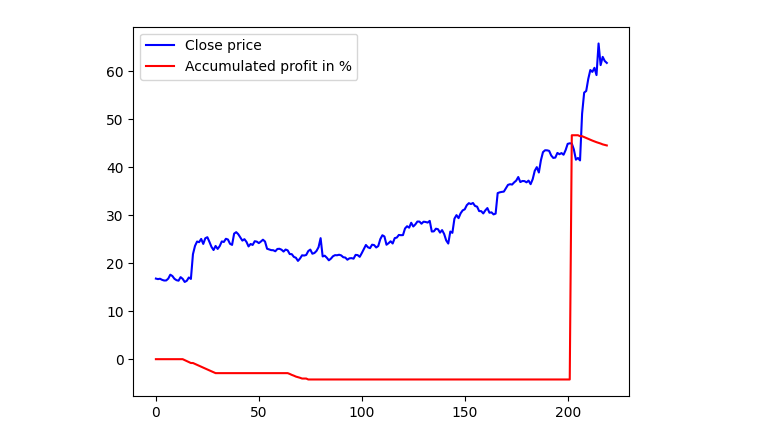
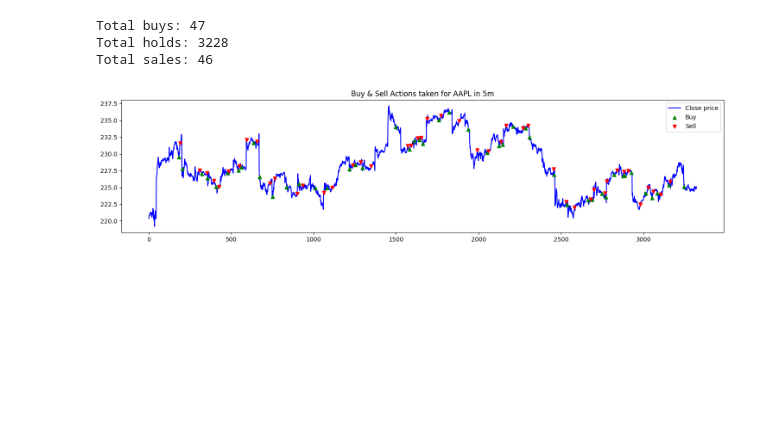
Before and after one commit to SeanMarcusJensen/ACIT4620-STOCK-FIS, a Jupyter notebook: main.ipynb, the cells around one changed output. Cells and saved outputs as stored; diff of their text form; code cells hidden in the pictures; blank space fills up the shorter version.

```diff
--- a/main.ipynb
+++ b/main.ipynb
@@ -44,9 +30,7 @@ Name: 202, dtype: object
 # %%
-profits = np.cumsum(PLTR_1D['change_pct'])
-plt.plot(PLTR_1D['Close'], color='blue', label='Close price')
-plt.plot(profits, color='red', label='Accumulated profit in %')
-plt.legend()
-plt.show()
+# profits = np.cumsum(PLTR_1D['change_pct'])
+# plt.plot(PLTR_1D['Close'], color='blue', label='Close price')
+# plt.plot(profits, color='red', label='Accumulated profit in %')
+# plt.legend()
+# plt.show()
-# %% [output]
-[figure, removed]
 # %%
@@ -60,2 +54,22 @@ def plot_buy_sell(data, title: str):
     plt.legend()
     plt.show()
+# %%
+def plot_buy_sell_actions(data, title: str):
+    plt.figure(figsize=(18,4))
+    plt.plot(data['Close'], color='blue', label='Close price', zorder=1)
+    sell = data.loc[(data['action'] == 'sell') & (data['change_pct'] != 0)]
+    buy = data.loc[(data['action'] == 'buy') & (data['change_pct'] != 0)]
+
+    sells = len(sell)
+    buys = len(buy)
+    holds = len(data) - sells - buys
+
+    print(f'Total buys: {buys}')
+    print(f'Total holds: {holds}')
+    print(f'Total sales: {sells}')
+
+    plt.title(title)
+    plt.scatter(buy.index, buy['Close'], color='g', label='Buy', marker='^', zorder=2)
+    plt.scatter(sell.index, sell['Close'], color='r', label='Sell', marker='v', zorder=2)
+    plt.legend()
+    plt.show()
@@ -61,0 +105,7 @@ def plot_buy_sell(data, title: str):
+# %%
+plot_buy_sell_actions(AAPL_5M, 'Buy & Sell Actions taken for AAPL in 5m')
+# %% [output]
+Total buys: 47
+Total holds: 3228
+Total sales: 46
+[figure, added]
```
Also changed, not shown: parts of 14 cells of this notebook.
